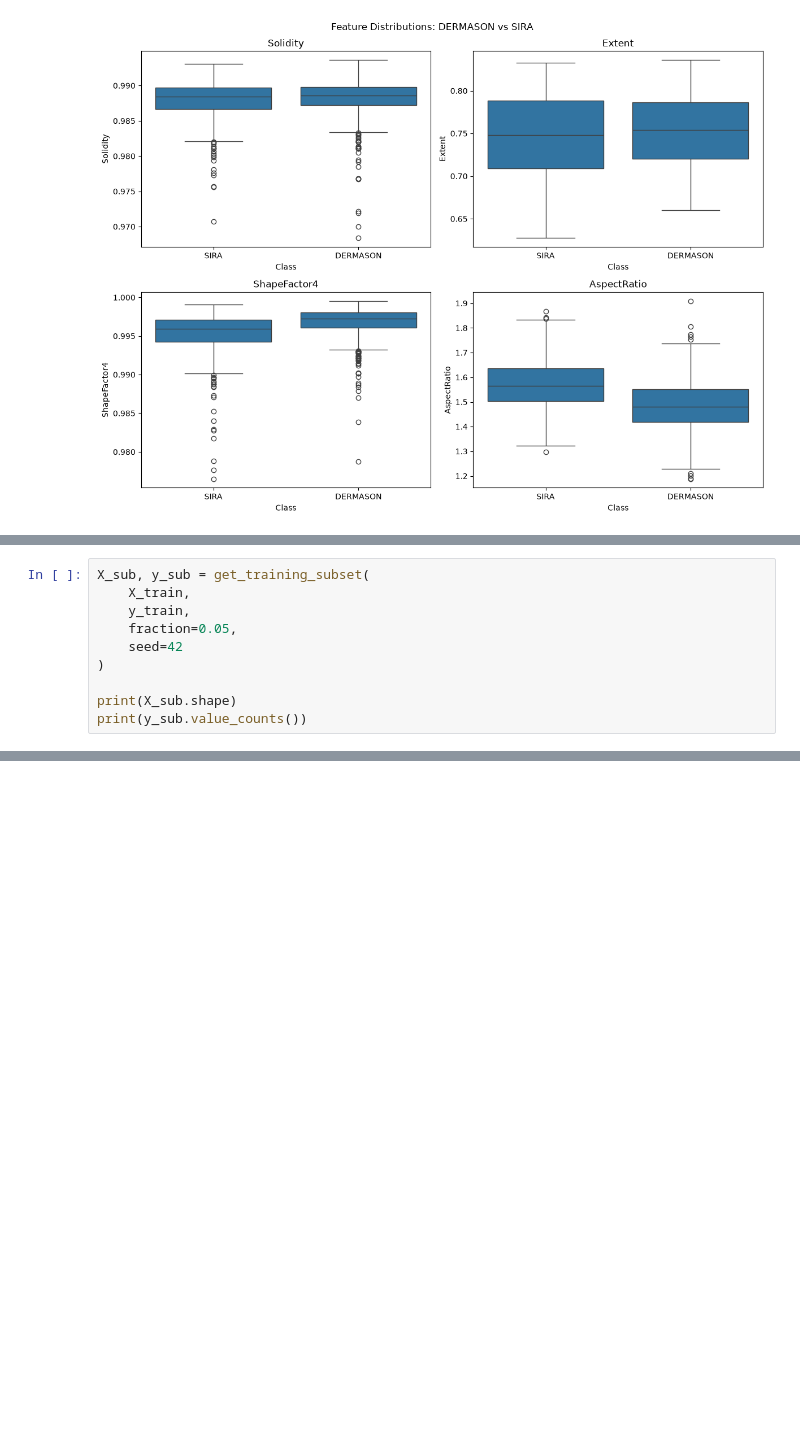
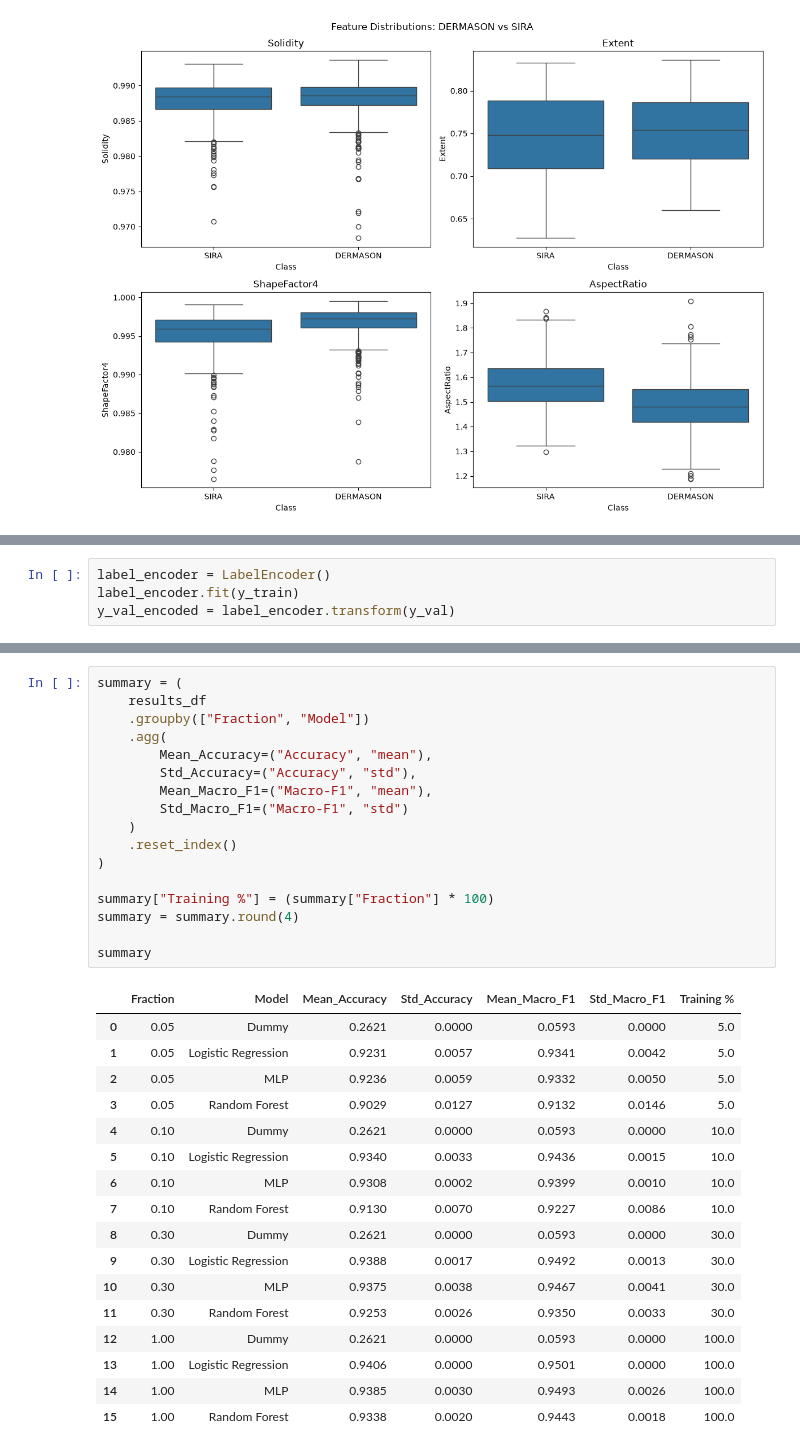
Before and after one commit to itskimheng/IAI_Lab_Intro_Assignment_1, a Jupyter notebook: main.ipynb, the cells around one changed output, grey strips where cells are left out. Saved outputs shown, nothing was run; the diff lists cells and outputs as text; blank space fills up the shorter version.

```diff
--- a/main.ipynb
+++ b/main.ipynb
@@ -1027,10 +883,0 @@ def get_training_subset(X_train, y_train, fraction, seed):
-# %%
-X_sub, y_sub = get_training_subset(
-    X_train,
-    y_train,
-    fraction=0.05,
-    seed=42
-)
-
-print(X_sub.shape)
-print(y_sub.value_counts())
@@ -1047,0 +900,4 @@ Name: count, dtype: int64
+# %%
+label_encoder = LabelEncoder()
+label_encoder.fit(y_train)
+y_val_encoded = label_encoder.transform(y_val)
@@ -1047,0 +1192,35 @@ Name: count, dtype: int64
+# %%
+summary = (
+    results_df
+    .groupby(["Fraction", "Model"])
+    .agg(
+        Mean_Accuracy=("Accuracy", "mean"),
+        Std_Accuracy=("Accuracy", "std"),
+        Mean_Macro_F1=("Macro-F1", "mean"),
+        Std_Macro_F1=("Macro-F1", "std")
+    )
+    .reset_index()
+)
+
+summary["Training %"] = (summary["Fraction"] * 100)
+summary = summary.round(4)
+
+summary
+# %% [output]
+|  | Fraction | Model | Mean_Accuracy | Std_Accuracy | Mean_Macro_F1 | Std_Macro_F1 | Training % |
+| 0 | 0.05 | Dummy | 0.2621 | 0.0000 | 0.0593 | 0.0000 | 5.0 |
+| 1 | 0.05 | Logistic Regression | 0.9231 | 0.0057 | 0.9341 | 0.0042 | 5.0 |
+| 2 | 0.05 | MLP | 0.9236 | 0.0059 | 0.9332 | 0.0050 | 5.0 |
+| 3 | 0.05 | Random Forest | 0.9029 | 0.0127 | 0.9132 | 0.0146 | 5.0 |
+| 4 | 0.10 | Dummy | 0.2621 | 0.0000 | 0.0593 | 0.0000 | 10.0 |
+| 5 | 0.10 | Logistic Regression | 0.9340 | 0.0033 | 0.9436 | 0.0015 | 10.0 |
+| 6 | 0.10 | MLP | 0.9308 | 0.0002 | 0.9399 | 0.0010 | 10.0 |
+| 7 | 0.10 | Random Forest | 0.9130 | 0.0070 | 0.9227 | 0.0086 | 10.0 |
+| 8 | 0.30 | Dummy | 0.2621 | 0.0000 | 0.0593 | 0.0000 | 30.0 |
+| 9 | 0.30 | Logistic Regression | 0.9388 | 0.0017 | 0.9492 | 0.0013 | 30.0 |
+| 10 | 0.30 | MLP | 0.9375 | 0.0038 | 0.9467 | 0.0041 | 30.0 |
+| 11 | 0.30 | Random Forest | 0.9253 | 0.0026 | 0.9350 | 0.0033 | 30.0 |
+| 12 | 1.00 | Dummy | 0.2621 | 0.0000 | 0.0593 | 0.0000 | 100.0 |
+| 13 | 1.00 | Logistic Regression | 0.9406 | 0.0000 | 0.9501 | 0.0000 | 100.0 |
+| 14 | 1.00 | MLP | 0.9385 | 0.0030 | 0.9493 | 0.0026 | 100.0 |
+| 15 | 1.00 | Random Forest | 0.9338 | 0.0020 | 0.9443 | 0.0018 | 100.0 |
```
Also changed, not shown: parts of 31 cells of this notebook.
